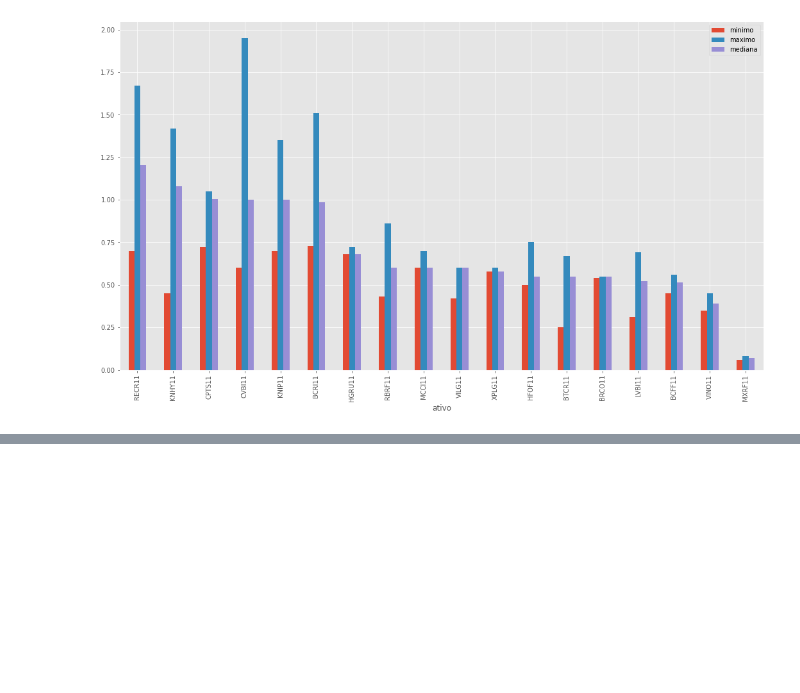
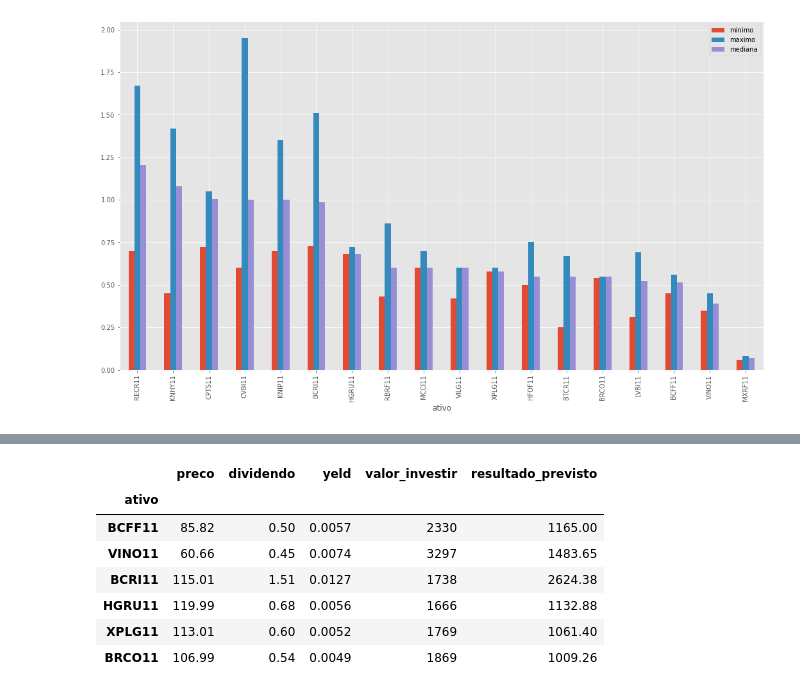
Before and after one commit to AlexandreMinato/Investimentos_FII, a Jupyter notebook: Analises_FII.ipynb, the cells around one changed output, grey strips where cells are left out. Drawn from its saved outputs; the diff is of its cells as text; code cells hidden in the pictures; blank space fills up the shorter version.

```diff
--- a/Analises_FII.ipynb
+++ b/Analises_FII.ipynb
@@ -246,0 +252,11 @@ df_union_data[['minimo', 'maximo', 'mediana']].plot(figsize = (18, 10), grid=Tru
+# %%
+df_results[['preco', 'dividendo', 'yeld', 'valor_investir', 'resultado_previsto']].loc[['BCFF11', 'VINO11', 'BCRI11', 'HGRU11', 'XPLG11', 'BRCO11']]
+# %% [output]
+|  | preco | dividendo | yeld | valor_investir | resultado_previsto |
+| ativo |  |  |  |  |  |
+| BCFF11 | 85.82 | 0.50 | 0.0057 | 2330 | 1165.00 |
+| VINO11 | 60.66 | 0.45 | 0.0074 | 3297 | 1483.65 |
+| BCRI11 | 115.01 | 1.51 | 0.0127 | 1738 | 2624.38 |
+| HGRU11 | 119.99 | 0.68 | 0.0056 | 1666 | 1132.88 |
+| XPLG11 | 113.01 | 0.60 | 0.0052 | 1769 | 1061.40 |
+| BRCO11 | 106.99 | 0.54 | 0.0049 | 1869 | 1009.26 |
```
Also changed, not shown: parts of 1 cell of this notebook.
